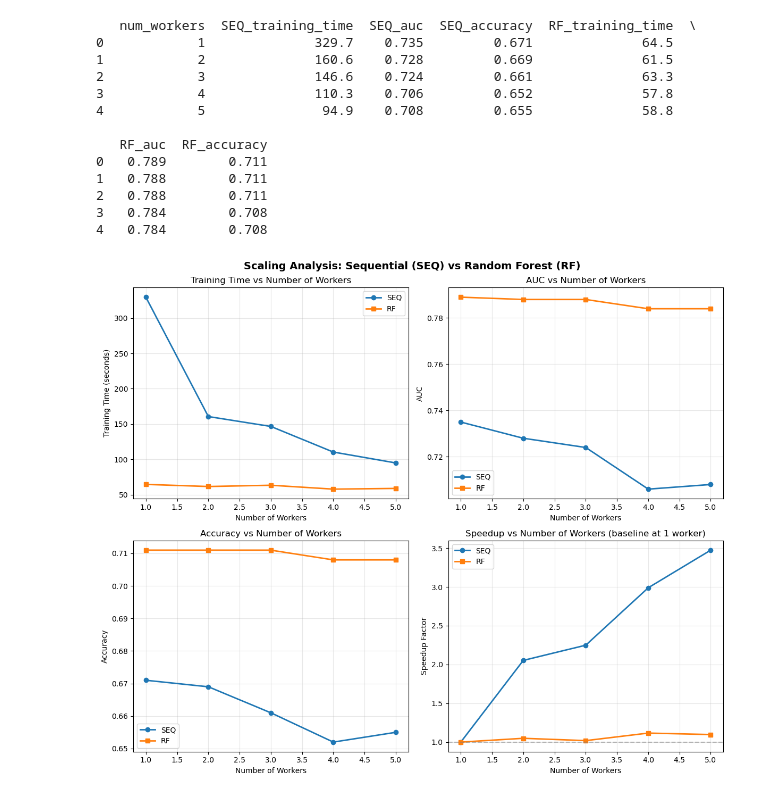
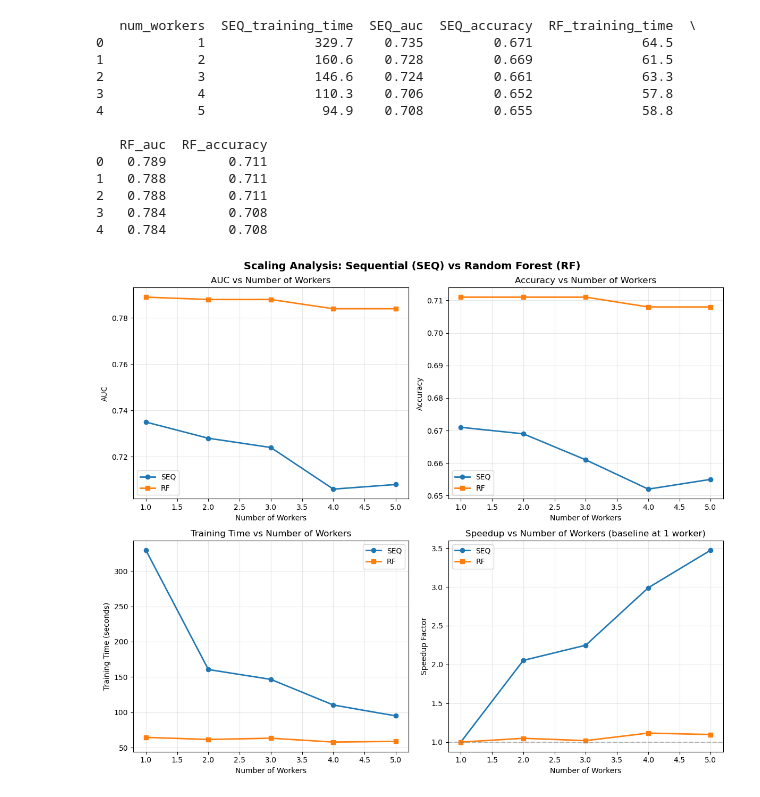
Before and after one commit to marchisi01/MLCourse-2425, a Jupyter notebook: Notebooks/scaling-analysis.ipynb, the cells around one changed output. Saved outputs shown, nothing was run; the diff lists cells and outputs as text; code cells hidden in the pictures.

Commit message:
reorder plots in scaling analysis

```diff
--- a/Notebooks/scaling-analysis.ipynb
+++ b/Notebooks/scaling-analysis.ipynb
@@ -31,53 +31,54 @@ fig.suptitle(
     fontweight="bold",
 )
 
-# Plot 1: Training Time
+
+# Plot 1: AUC
 ax1 = axes[0, 0]
-ax1.plot(
-    df["num_workers"], df["SEQ_training_time"], marker="o", label="SEQ", linewidth=2
-)
-ax1.plot(df["num_workers"], df["RF_training_time"], marker="s", label="RF", linewidth=2)
+ax1.plot(df["num_workers"], df["SEQ_auc"], marker="o", label="SEQ", linewidth=2)
+ax1.plot(df["num_workers"], df["RF_auc"], marker="s", label="RF", linewidth=2)
 ax1.set_xlabel("Number of Workers")
-ax1.set_ylabel("Training Time (seconds)")
-ax1.set_title("Training Time vs Number of Workers")
+ax1.set_ylabel("AUC")
+ax1.set_title("AUC vs Number of Workers")
 ax1.legend()
 ax1.grid(True, alpha=0.3)
 
-# Plot 2: AUC
+# Plot 2: Accuracy
 ax2 = axes[0, 1]
-ax2.plot(df["num_workers"], df["SEQ_auc"], marker="o", label="SEQ", linewidth=2)
-ax2.plot(df["num_workers"], df["RF_auc"], marker="s", label="RF", linewidth=2)
+ax2.plot(df["num_workers"], df["SEQ_accuracy"], marker="o", label="SEQ", linewidth=2)
+ax2.plot(df["num_workers"], df["RF_accuracy"], marker="s", label="RF", linewidth=2)
 ax2.set_xlabel("Number of Workers")
-ax2.set_ylabel("AUC")
-ax2.set_title("AUC vs Number of Workers")
+ax2.set_ylabel("Accuracy")
+ax2.set_title("Accuracy vs Number of Workers")
 ax2.legend()
 ax2.grid(True, alpha=0.3)
 
-# Plot 3: Accuracy
+# Plot 3: Training Time
 ax3 = axes[1, 0]
-ax3.plot(df["num_workers"], df["SEQ_accuracy"], marker="o", label="SEQ", linewidth=2)
-ax3.plot(df["num_workers"], df["RF_accuracy"], marker="s", label="RF", linewidth=2)
+ax3.plot(
+    df["num_workers"], df["SEQ_training_time"], marker="o", label="SEQ", linewidth=2
+)
+ax3.plot(df["num_workers"], df["RF_training_time"], marker="s", label="RF", linewidth=2)
 ax3.set_xlabel("Number of Workers")
-ax3.set_ylabel("Accuracy")
-ax3.set_title("Accuracy vs Number of Workers")
+ax3.set_ylabel("Training Time (seconds)")
+ax3.set_title("Training Time vs Number of Workers")
 ax3.legend()
 ax3.grid(True, alpha=0.3)
 
 # Plot 4: Speedup (Training Time Reduction)
 ax4 = axes[1, 1]
 speedup_seq = df["SEQ_training_time"].iloc[0] / df["SEQ_training_time"]
 speedup_rf = df["RF_training_time"].iloc[0] / df["RF_training_time"]
 ax4.plot(df["num_workers"], speedup_seq, marker="o", label="SEQ", linewidth=2)
 ax4.plot(df["num_workers"], speedup_rf, marker="s", label="RF", linewidth=2)
 ax4.axhline(y=1, color="gray", linestyle="--", alpha=0.5)
 ax4.set_xlabel("Number of Workers")
 ax4.set_ylabel("Speedup Factor")
 ax4.set_title("Speedup vs Number of Workers (baseline at 1 worker)")
 ax4.legend()
 ax4.grid(True, alpha=0.3)
 
 plt.tight_layout()
 plt.savefig("scaling-test.png", dpi=300, bbox_inches="tight")
 plt.show()
 # %% [output]
-[figure, old version]
+[figure, new version]
```
Also changed, not shown: 1 other file.
